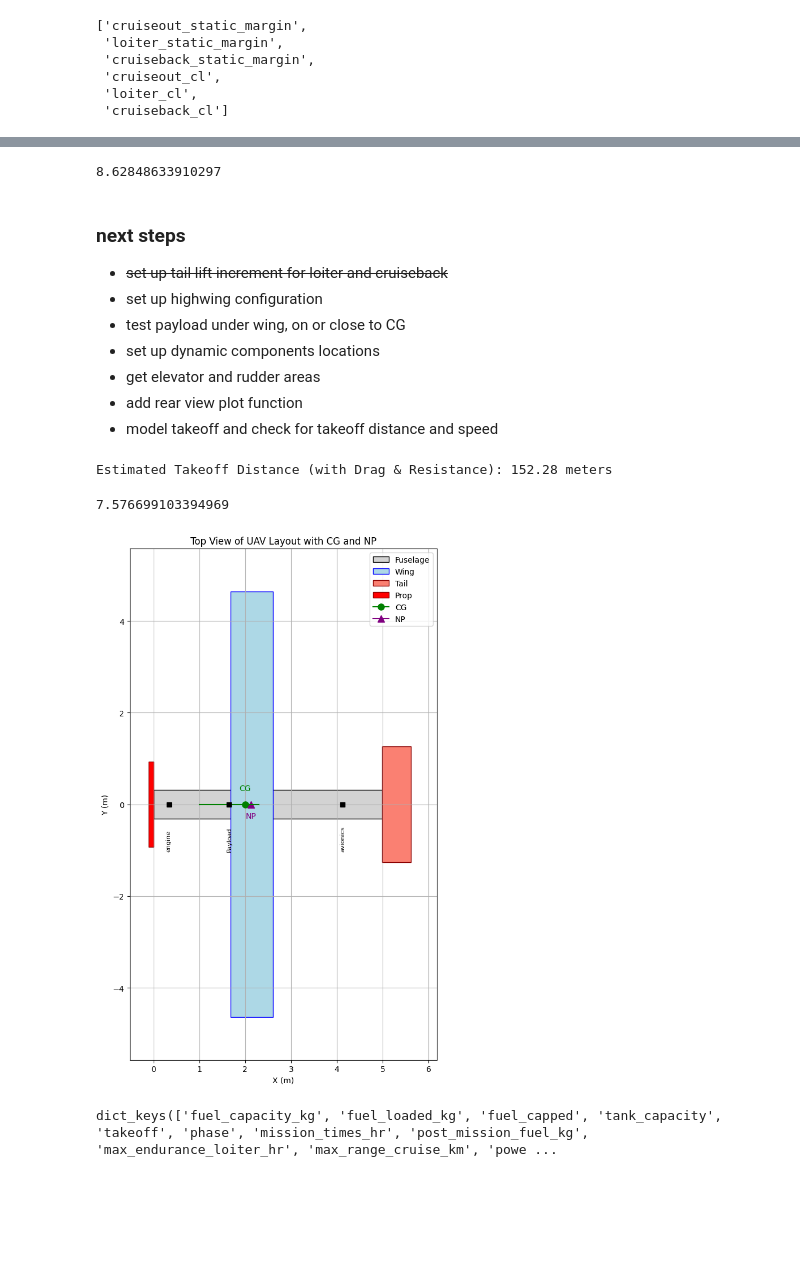
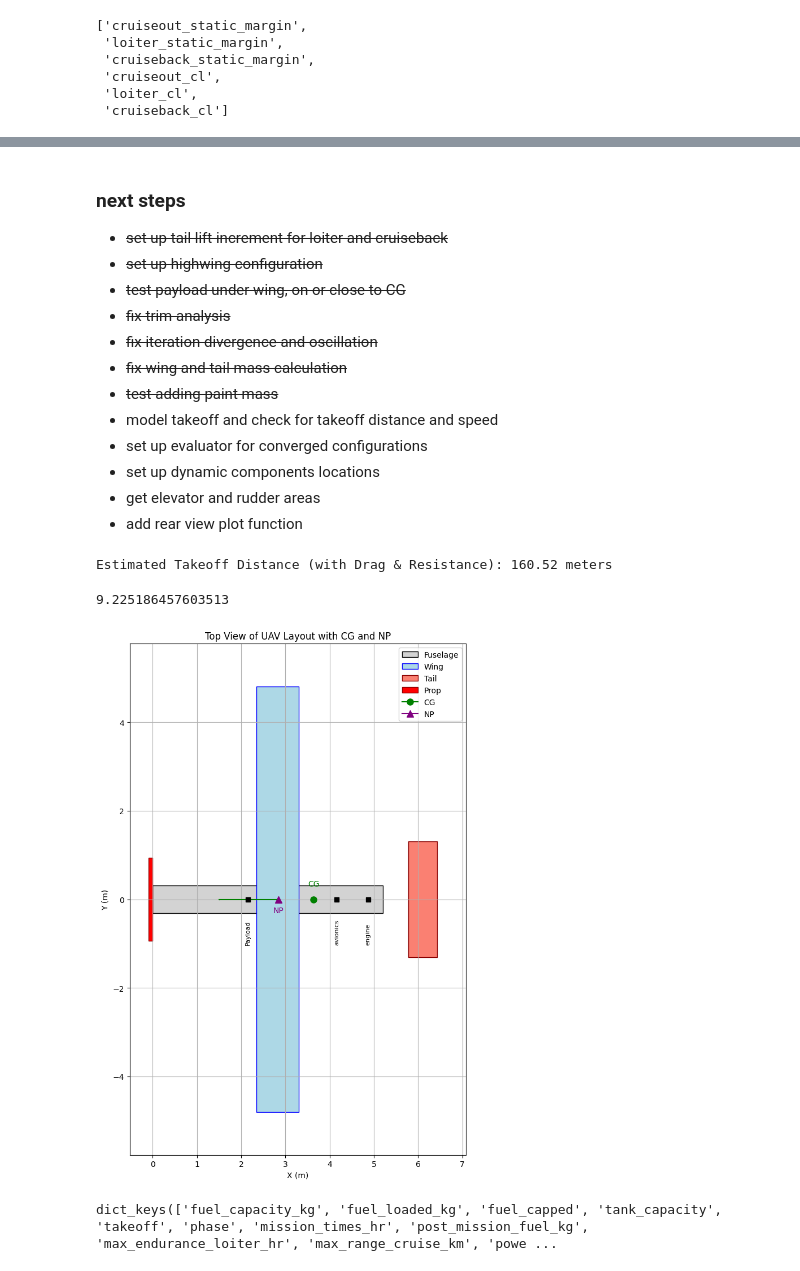
Before and after one commit to staticpwn/UAV, a Jupyter notebook: uav_design_2.ipynb, the cells around one changed output, grey strips where cells are left out. Cells and saved outputs as stored; diff of their text form; code cells hidden in the pictures; blank space fills up the shorter version.

```diff
--- a/uav_design_2.ipynb
+++ b/uav_design_2.ipynb
@@ -254,7 +254,8 @@ def refine_design_from_iterable_constraints(
             cur["fuselage_body_width_m"],
             cur["fuselage_body_height_m"],
             assumed_and_set
-        ) * assumed_and_set["fuselage_internal_supports_mass_multiplier"]
+        ) * assumed_and_set["fuselage_internal_supports_mass_multiplier"] + assumed_and_set["paint_density"] * cur["fuselage_body_length_m"] * 2 * (cur["fuselage_body_height_m"] + cur["fuselage_body_width_m"])
+
         weights_dict_kg_no_fuel["fuselage"] = fuselage_mass
 
         # Wing mass via perimeter*span method
@@ -265,7 +266,7 @@ def refine_design_from_iterable_constraints(
 
         wing_mass = get_wing_or_tail_mass(
             cur["wing_area_m2"], assumed_and_set, "wing"
-        ) * assumed_and_set["wing_internal_supports_mass_multiplier"]
+        ) * assumed_and_set["wing_internal_supports_mass_multiplier"] + assumed_and_set["paint_density"]*(2*cur["wing_area_m2"])
 
         weights_dict_kg_no_fuel["wing"] = wing_mass
 
@@ -277,7 +278,7 @@ def refine_design_from_iterable_constraints(
 
         htail_mass = get_wing_or_tail_mass(
             cur["horizontal_tail_area_m2"], assumed_and_set, "tail"
-        ) * assumed_and_set["tail_internal_supports_mass_multiplier"]
+        ) * assumed_and_set["tail_internal_supports_mass_multiplier"] + assumed_and_set["paint_density"]*(2*cur["horizontal_tail_area_m2"])
 
         # Vertical tail mass
         # vtail_perimeter = airfoil_perimeter_length(x_vt, y_vt, cur["v_tail_chord_m"])
@@ -287,7 +288,7 @@ def refine_design_from_iterable_constraints(
 
         vtail_mass = get_wing_or_tail_mass(
             cur["vertical_tail_area_m2"], assumed_and_set, "tail"
-        ) * assumed_and_set["tail_internal_supports_mass_multiplier"]
+        ) * assumed_and_set["tail_internal_supports_mass_multiplier"] + assumed_and_set["paint_density"]*(2*cur["vertical_tail_area_m2"])
 
         weights_dict_kg_no_fuel["horizontal_tail"] = htail_mass
         weights_dict_kg_no_fuel["vertical_tail"]   = vtail_mass
@@ -337,6 +338,8 @@ def refine_design_from_iterable_constraints(
         cur["cruiseout_static_margin"] = stab_c["static_margin"]
 
         trim_c = closed_form_trim_analysis(cur, assumed_and_set, hard_constraints, deflections_dict, "cruiseout")
+        # phase = "cruiseout"
+        # trim_c = solve_phase_trim(cur, assumed_and_set, hard_constraints, deflections_dict, phase, weights_dict_kg_no_fuel)
         cur["cruiseout_cl"]                 = trim_c["cl_wing"]
         cur["cruiseout_angle_of_attack_deg"]= trim_c["alpha_wing_deg"]
         cur["cruiseout_cl_tail_required"]   = trim_c["cl_tail_required"]
@@ -372,6 +375,8 @@ def refine_design_from_iterable_constraints(
         cur["loiter_static_margin"] = stab_l["static_margin"]
 
         trim_l = closed_form_trim_analysis(cur, assumed_and_set, hard_constraints, deflections_dict, "loiter")
+        # phase = "loiter"
+        # trim_l = solve_phase_trim(cur, assumed_and_set, hard_constraints, deflections_dict, phase, weights_dict_kg_no_fuel)
         cur["loiter_cl"]                 = trim_l["cl_wing"]
         cur["loiter_angle_of_attack_deg"]= trim_l["alpha_wing_deg"]
         cur["loiter_cl_tail_required"]   = trim_l["cl_tail_required"]
@@ -406,9 +411,11 @@ def refine_design_from_iterable_constraints(
         stab_b = stability_analysis(cur, assumed_and_set, deflections_dict, "cruiseback")
         cur["cruiseback_static_margin"] = stab_b["static_margin"]
 
-        # print(cur["cruiseback_static_margin"])
+
 
         trim_b = closed_form_trim_analysis(cur, assumed_and_set, hard_constraints, deflections_dict, "cruiseback")
+        # phase = "cruiseback"
+        # trim_b = solve_phase_trim(cur, assumed_and_set, hard_constraints, deflections_dict, phase, weights_dict_kg_no_fuel)
         cur["cruiseback_cl"]                 = trim_b["cl_wing"]
         cur["cruiseback_angle_of_attack_deg"]= trim_b["alpha_wing_deg"]
         cur["cruiseback_cl_tail_required"]   = trim_b["cl_tail_required"]
@@ -868,7 +875,7 @@ assumed_and_set = {
     "tail_mass_cg_from_le_coeff": 0.35,
     "ht_downwash_efficiency_coeff": 0.3,
     # "fuselage_length_mac_coeff": 5, # dimensionless
-    "wing_le_position_fuselage_length_coeff": 0.325, # dimensionless
+    "wing_le_position_fuselage_length_coeff": 0.35, # dimensionless
     # Configuration
     "fuel_density_kgL": 0.74,
     "gfrp_thickness_m": 0.0015, # meters
@@ -885,8 +892,8 @@ assumed_and_set = {
     "loiter_drag_multiplier": 1.05, ## assumes 5% extra drag due to turns, lower speed, and loss of energy
     "dihedral_deg": 0.0,                        # Wing dihedral angle (degrees)
     "wing_sweep_deg": 0.0,                      # Wing sweep at 25% chord (degrees)
-    "wing_incident_angle" : 3,                  ## degrees
-    "ht_incident_angle": -3.5,                    ## degrees
+    "wing_incident_angle" : 1.5,                  ## degrees
+    "ht_incident_angle": -1.5,                    ## degrees
     # "high_wing_offset_m": 0.15,                  # Vertical distance from fuselage centerline to wing root (m)
     "elevator_chord_fraction": 0.35,            # Fraction of HT chord used for elevator
     "elevator_effectiveness_tau": 0.45,           # Rudder hinge efficiency (0.3–0.6 typical)
@@ -894,6 +901,7 @@ assumed_and_set = {
     "rudder_effectiveness_tau": 0.45,           # Rudder hinge efficiency (0.3–0.6 typical)
     "wing_airfoil_thickness_ratio": 0.12, # Wing airfoil thickness ratio (12% for NACA 2412) same used for horizontal tail
     "vertical_tail_airfoil_thickness_ratio": 0.12, # Wing airfoil thickness ratio (12% for NACA 0012)
+    "paint_density": 0.3, # kg/m^2
 }
 
 hard_constraints = {
@@ -1099,17 +1109,18 @@ wing_le_position_fuselage_length_coeff:  0.325
-# %%
-predrop["wing_area_m2"]
-# %% [output]
-8.62848633910297
 # %% [markdown]
 ### next steps
 
 - <s>set up tail lift increment for loiter and cruiseback</s>
-- set up highwing configuration
-- test payload under wing, on or close to CG
+- <s>set up highwing configuration</s>
+- <s>test payload under wing, on or close to CG</s>
+- <s>fix trim analysis</s>
+- <s>fix iteration divergence and oscillation</s>
+- <s>fix wing and tail mass calculation</s>
+- <s>test adding paint mass</s>
+- model takeoff and check for takeoff distance and speed
+- set up evaluator for converged configurations
 - set up dynamic components locations
 - get elevator and rudder areas
 - add rear view plot function
-- model takeoff and check for takeoff distance and speed
 # %%
 def calculate_takeoff_distance_with_drag(
     mtow_kg,
@@ -1171,11 +1182,11 @@ takeoff_distance_m = calculate_takeoff_distance_with_drag(
 
 print(f"Estimated Takeoff Distance (with Drag & Resistance): {takeoff_distance_m:.2f} meters")
 # %% [output]
-Estimated Takeoff Distance (with Drag & Resistance): 152.28 meters
+Estimated Takeoff Distance (with Drag & Resistance): 160.52 meters
 # %%
 predrop["wing_span_m"]
 # %% [output]
-7.576699103394969
+9.225186457603513
 # %%
 import matplotlib.pyplot as plt
 import matplotlib.patches as patches
@@ -1278,29 +1289,29 @@ def plot_uav_top_view(fuselage_length, fuselage_width,
 # %%
 
 
 components, components_z = estimate_component_positions(predrop, hard_constraints, assumed_and_set, weights_dict_kg_no_fuel)
 
 components = {"engine":components["engine"], "Payload":components["internal_payload"], "avionics":components["avionics"]}#, "wing_payload": components["wing_payload"]}
 
 # components = {}
 
 # h_tail_le_position = predrop["cruiseout_cg_from_nose_m"] + predrop["tail_arm_m"] - 0.25 * predrop["h_tail_chord_m"]
 h_tail_le_position = predrop["wing_le_position_m"] + 0.25* predrop["chord_m"] + predrop["tail_arm_m"] - 0.25 * predrop["h_tail_chord_m"]
 # h_tail_le_position = predrop["x_ht_le_m"]
 # h_tail_le_position = predrop["wing_le_position_m"] + 0.25* predrop["chord_m"] + predrop["tail_arm_m"] - 0.25 * predrop["h_tail_chord_m"]
 
 plot_uav_top_view(
     fuselage_length=predrop["fuselage_body_length_m"],
     fuselage_width=predrop["fuselage_body_width_m"],
     wing_span=predrop["wing_span_m"],
     wing_chord=predrop["chord_m"],
     wing_le_position=predrop["wing_le_position_m"],
     tail_span=predrop["h_tail_span_m"],
     tail_chord=predrop["h_tail_chord_m"],
     tail_le_position=h_tail_le_position,
     components=components,
-    cg_position=predrop["cruiseout_cg_from_nose_m"],
+    cg_position=predrop["cruiseback_cg_from_nose_m"],
     np_position=predrop["neutral_point_m"],
 )
 # %% [output]
-[figure, old version]
+[figure, new version]
```
Also changed, not shown: parts of 4 cells of this notebook.
